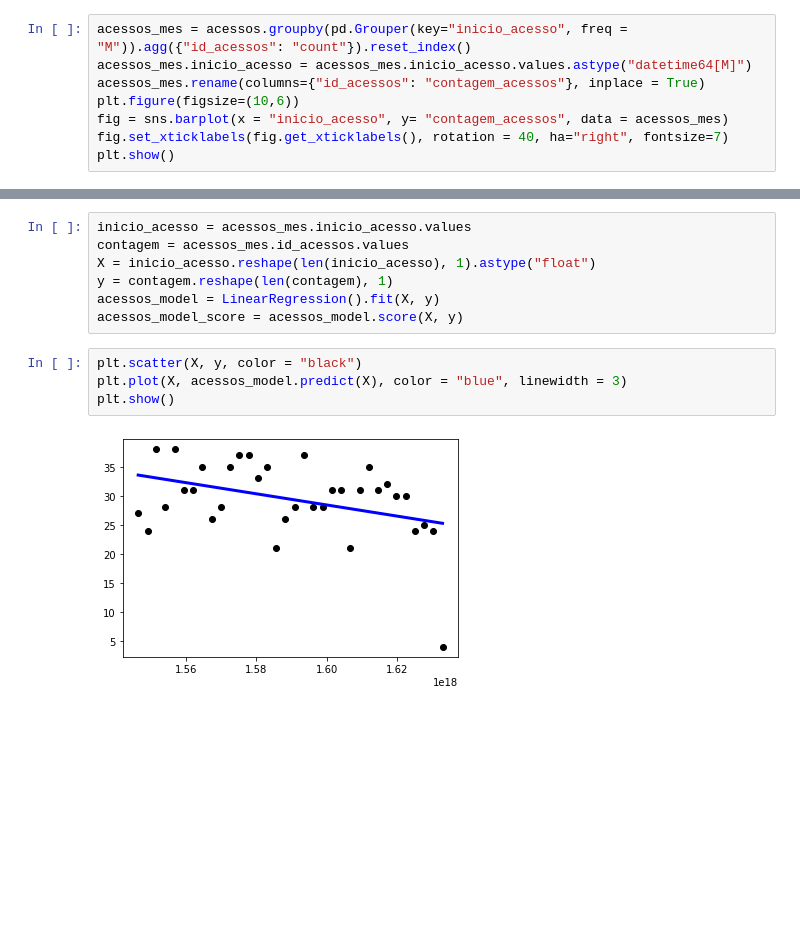
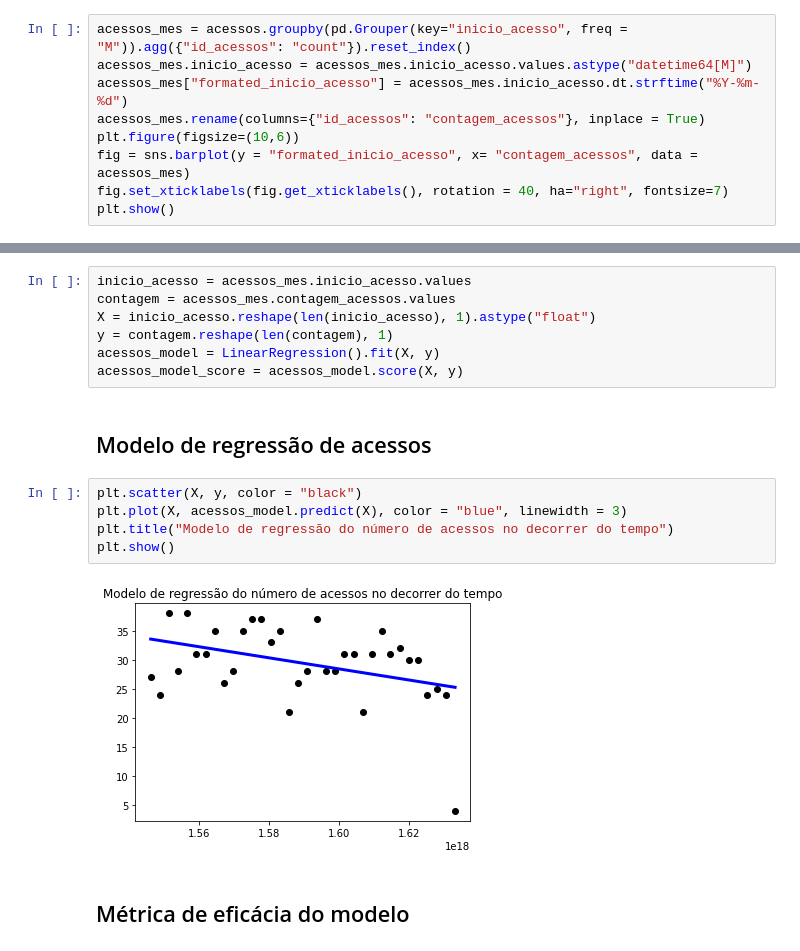
Before and after one commit to Osiris-gp8/projeto-osiris, a Jupyter notebook: api-python/analysis/ml_models/linear_model.ipynb, the cells around one changed output, grey strips where cells are left out. Saved outputs shown, nothing was run; the diff lists cells and outputs as text; blank space fills up the shorter version.

```diff
--- a/api-python/analysis/ml_models/linear_model.ipynb
+++ b/api-python/analysis/ml_models/linear_model.ipynb
@@ -76,9 +86,10 @@ sns.barplot(data = acessos_local, x = "localidade", y = "id_acessos", dodge=Fals
 # %%
 acessos_mes = acessos.groupby(pd.Grouper(key="inicio_acesso", freq = "M")).agg({"id_acessos": "count"}).reset_index()
 acessos_mes.inicio_acesso = acessos_mes.inicio_acesso.values.astype("datetime64[M]")
+acessos_mes["formated_inicio_acesso"] = acessos_mes.inicio_acesso.dt.strftime("%Y-%m-%d")
 acessos_mes.rename(columns={"id_acessos": "contagem_acessos"}, inplace = True)
 plt.figure(figsize=(10,6))
-fig = sns.barplot(x = "inicio_acesso", y= "contagem_acessos", data = acessos_mes)
+fig = sns.barplot(y = "formated_inicio_acesso", x= "contagem_acessos", data = acessos_mes)
 fig.set_xticklabels(fig.get_xticklabels(), rotation = 40, ha="right", fontsize=7)
 plt.show()
 # %% [output]
@@ -118,17 +133,22 @@ plt.show()
 [figure]
 # %%
 inicio_acesso = acessos_mes.inicio_acesso.values
-contagem = acessos_mes.id_acessos.values
+contagem = acessos_mes.contagem_acessos.values
 X = inicio_acesso.reshape(len(inicio_acesso), 1).astype("float")
 y = contagem.reshape(len(contagem), 1)
 acessos_model = LinearRegression().fit(X, y)
 acessos_model_score = acessos_model.score(X, y)
+# %% [markdown]
+## Modelo de regressão de acessos
 # %%
 plt.scatter(X, y, color = "black")
 plt.plot(X, acessos_model.predict(X), color = "blue", linewidth = 3)
+plt.title("Modelo de regressão do número de acessos no decorrer do tempo")
 plt.show()
 # %% [output]
-[figure, old version]
+[figure, new version]
+# %% [markdown]
+## Métrica de eficácia do modelo
 # %%
 fig = go.Figure(go.Indicator(
     mode = "gauge+number",
```
Also changed, not shown: parts of 16 cells of this notebook.
